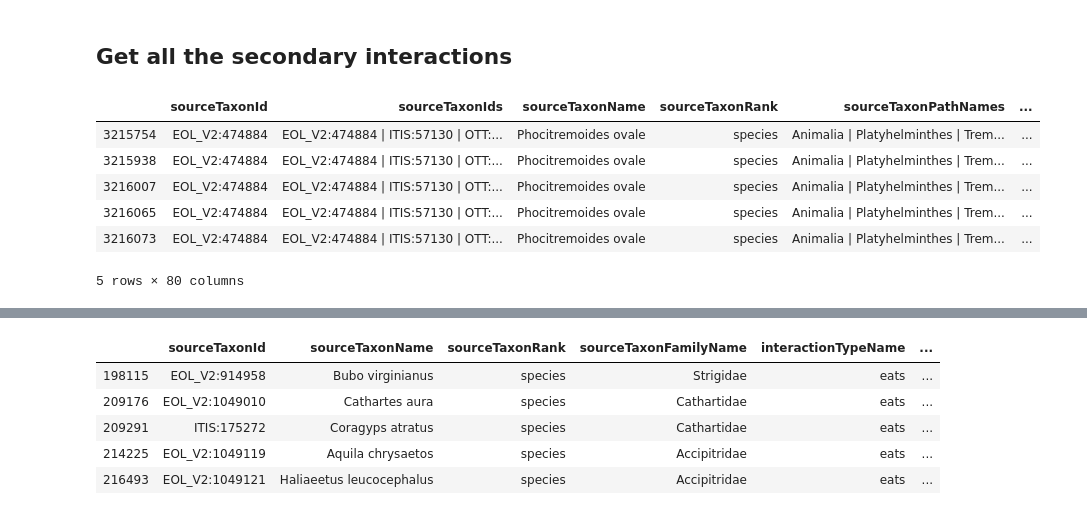
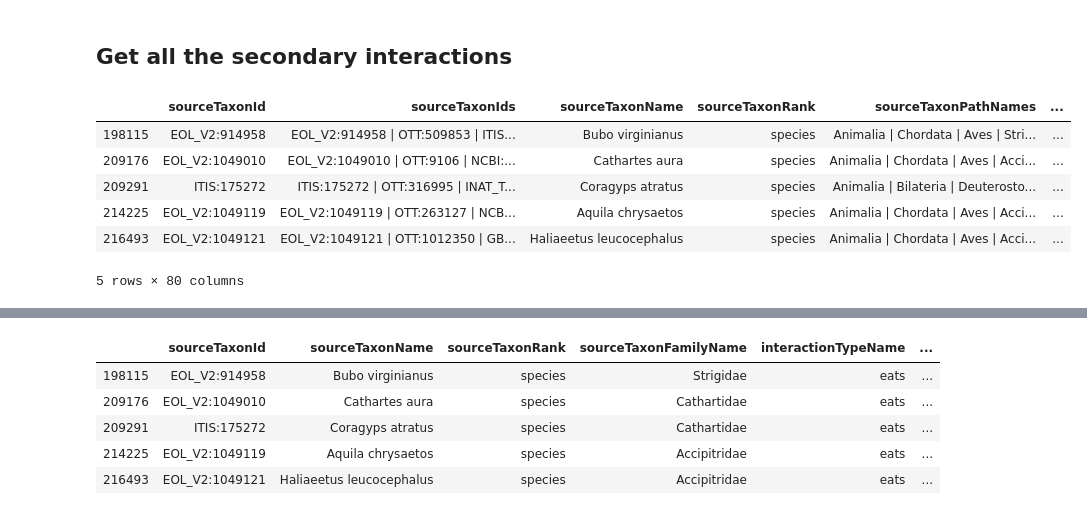
Before and after one commit to AgentschapPlantentuinMeise/interactias, a Jupyter notebook: notebook/interactias-geoSelectNetwork.ipynb, the cells around one changed output, grey strips where cells are left out. Drawn from its saved outputs; the diff is of its cells as text; code cells hidden in the pictures.

```diff
--- a/notebook/interactias-geoSelectNetwork.ipynb
+++ b/notebook/interactias-geoSelectNetwork.ipynb
@@ -97,5 +100,9 @@ There are many vague interactions with the term interactsWith. These aren't real
 # %%
 data = data[data.interactionTypeName != 'interactsWith']
 
+data = data[data.interactionTypeName != 'visitsFlowersOf']
+
+data = data[data.interactionTypeName != 'pollinates']
+
 len(data)
 # %% [output]
@@ -218,12 +224,12 @@ for name in interactingTaxa[0]:
     interactDataTaxon = interactDataTaxon.append(data[data['targetTaxonName'] == name])
     interactDataTaxon = interactDataTaxon.append(data[data['sourceTaxonName'] == name])
 # %%
-interactDataTaxon.tail()
+interactDataTaxon.head()
 # %% [output]
 |  | sourceTaxonId | sourceTaxonIds | sourceTaxonName | sourceTaxonRank | sourceTaxonPathNames | ... |
-| 3215754 | EOL_V2:474884 | EOL_V2:474884 | ITIS:57130 | OTT:... | Phocitremoides ovale | species | Animalia | Platyhelminthes | Trem... | ... |
-| 3215938 | EOL_V2:474884 | EOL_V2:474884 | ITIS:57130 | OTT:... | Phocitremoides ovale | species | Animalia | Platyhelminthes | Trem... | ... |
-| 3216007 | EOL_V2:474884 | EOL_V2:474884 | ITIS:57130 | OTT:... | Phocitremoides ovale | species | Animalia | Platyhelminthes | Trem... | ... |
-| 3216065 | EOL_V2:474884 | EOL_V2:474884 | ITIS:57130 | OTT:... | Phocitremoides ovale | species | Animalia | Platyhelminthes | Trem... | ... |
-| 3216073 | EOL_V2:474884 | EOL_V2:474884 | ITIS:57130 | OTT:... | Phocitremoides ovale | species | Animalia | Platyhelminthes | Trem... | ... |
+| 198115 | EOL_V2:914958 | EOL_V2:914958 | OTT:509853 | ITIS... | Bubo virginianus | species | Animalia | Chordata | Aves | Stri... | ... |
+| 209176 | EOL_V2:1049010 | EOL_V2:1049010 | OTT:9106 | NCBI:... | Cathartes aura | species | Animalia | Chordata | Aves | Acci... | ... |
+| 209291 | ITIS:175272 | ITIS:175272 | OTT:316995 | INAT_T... | Coragyps atratus | species | Animalia | Bilateria | Deuterosto... | ... |
+| 214225 | EOL_V2:1049119 | EOL_V2:1049119 | OTT:263127 | NCB... | Aquila chrysaetos | species | Animalia | Chordata | Aves | Acci... | ... |
+| 216493 | EOL_V2:1049121 | EOL_V2:1049121 | OTT:1012350 | GB... | Haliaeetus leucocephalus | species | Animalia | Chordata | Aves | Acci... | ... |
 5 rows × 80 columns
```
Also changed, not shown: parts of 35 cells of this notebook.
